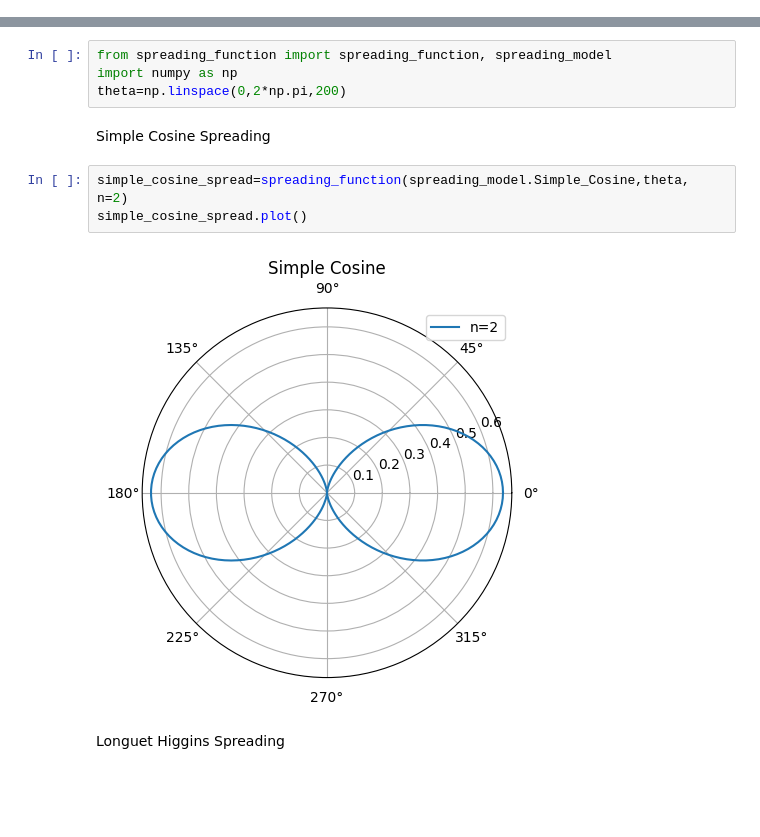
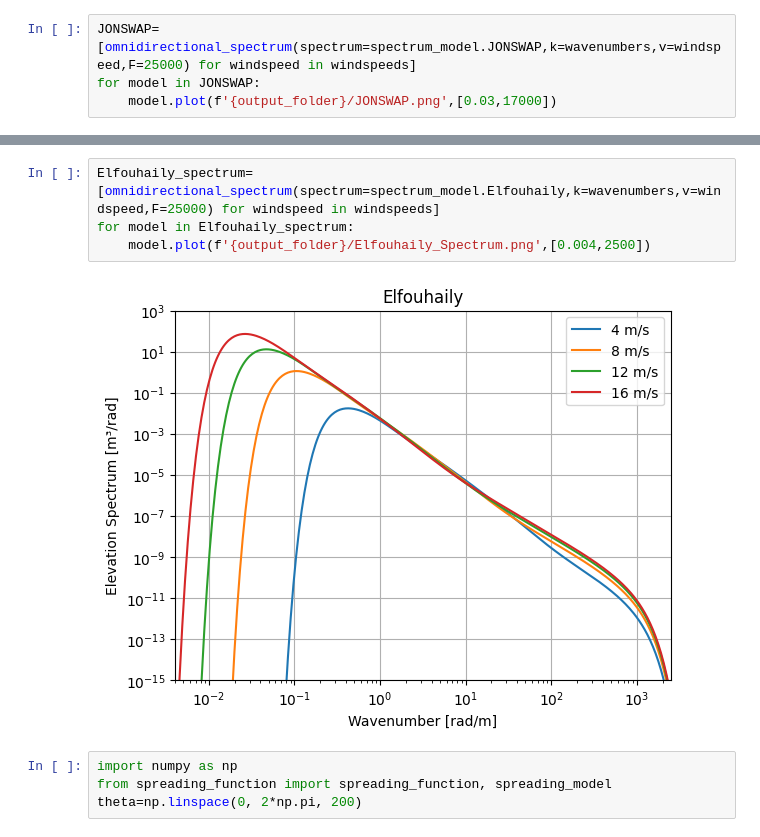
Before and after one commit to eltjonqef/OceanSARImagingSimulator, a Jupyter notebook: models.ipynb, the cells around one changed output, grey strips where cells are left out. Saved outputs shown, nothing was run; the diff lists cells and outputs as text; blank space fills up the shorter version.

```diff
--- a/models.ipynb
+++ b/models.ipynb
@@ -30,0 +18,4 @@ Spreading Functions
+# %%
+JONSWAP=[omnidirectional_spectrum(spectrum=spectrum_model.JONSWAP,k=wavenumbers,v=windspeed,F=25000) for windspeed in windspeeds]
+for model in JONSWAP:
+    model.plot(f'{output_folder}/JONSWAP.png',[0.03,17000])
@@ -31,13 +24,10 @@ Spreading Functions
+# %%
+Elfouhaily_spectrum=[omnidirectional_spectrum(spectrum=spectrum_model.Elfouhaily,k=wavenumbers,v=windspeed,F=25000) for windspeed in windspeeds]
+for model in Elfouhaily_spectrum:
+    model.plot(f'{output_folder}/Elfouhaily_Spectrum.png',[0.004,2500])
+# %% [output]
+[figure, added]
 # %%
+import numpy as np
 from spreading_function import spreading_function, spreading_model
-import numpy as np
-theta=np.linspace(0,2*np.pi,200)
+theta=np.linspace(0, 2*np.pi, 200)
-# %% [markdown]
-Simple Cosine Spreading
-# %%
-simple_cosine_spread=spreading_function(spreading_model.Simple_Cosine,theta, n=2)
-simple_cosine_spread.plot()
-# %% [output]
-[figure, removed]
-# %% [markdown]
-Longuet Higgins Spreading
```
Also changed, not shown: parts of 18 cells of this notebook, 9 other files.
